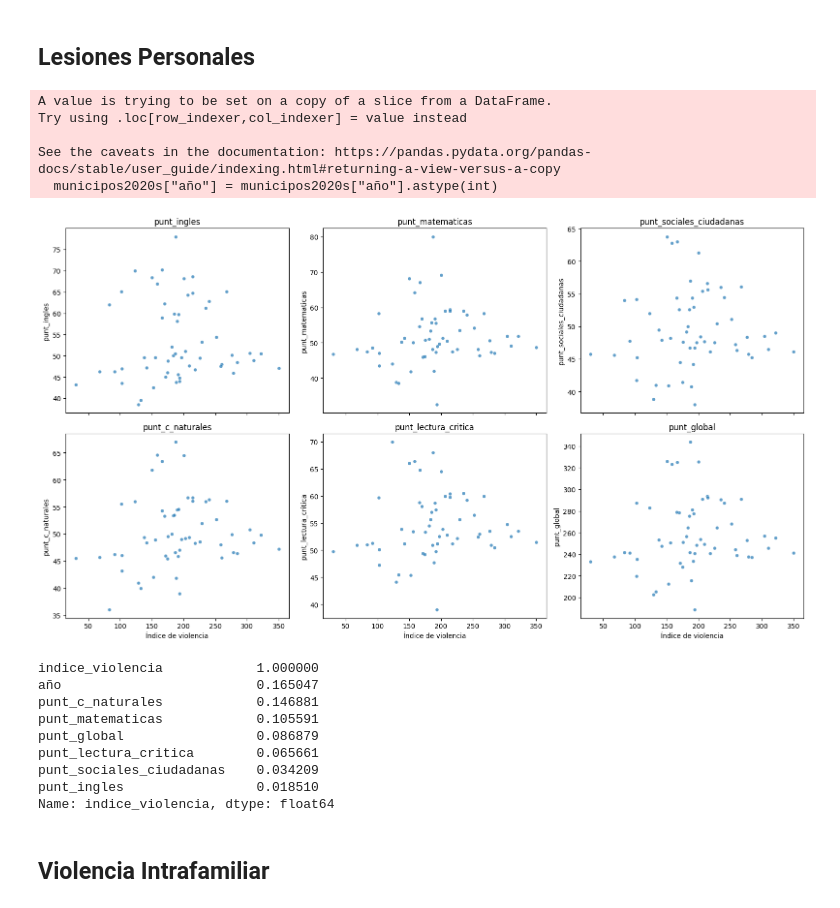
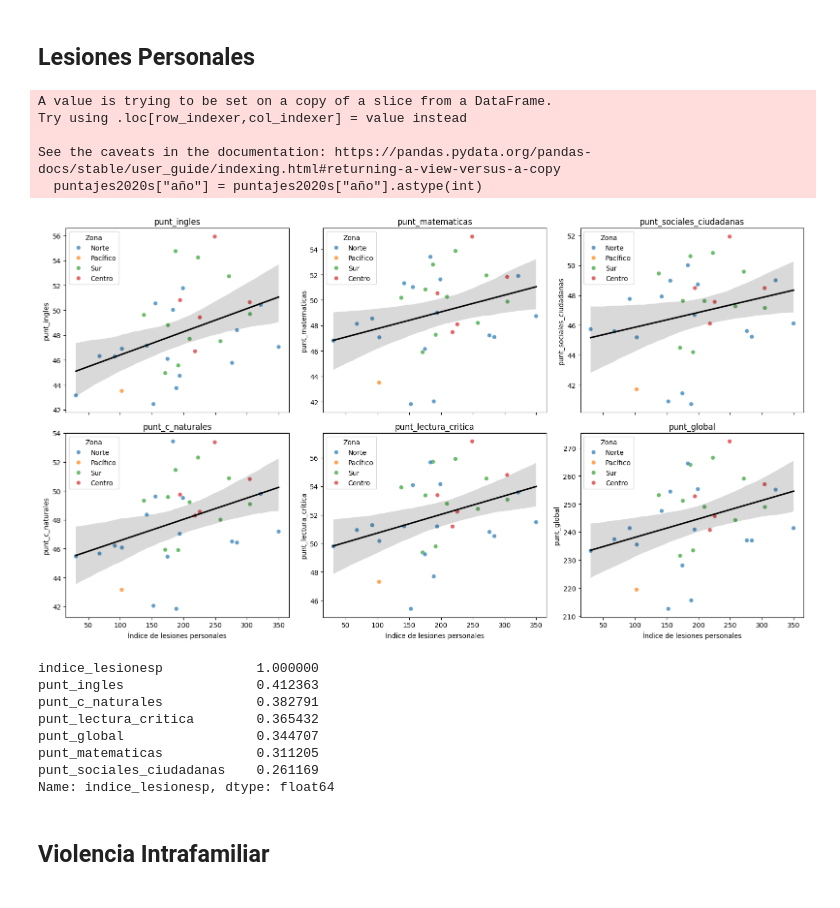
Before and after one commit to juancamilogoomezz/Proyecto-1, a Jupyter notebook: Notebook Consultas Violencia.ipynb, the cells around one changed output. Cells and saved outputs as stored; diff of their text form; code cells hidden in the pictures.

```diff
--- a/Notebook Consultas Violencia.ipynb
+++ b/Notebook Consultas Violencia.ipynb
@@ -420,14 +589,14 @@ print(indicesviolencia.columns.tolist())
 # %% [output]
 ['cole_mcpio_ubicacion', 2020, 2021, 2022, 2023, 2024]
 # %%
-municipos2020s=municipios[municipios["año"].astype(int)>=2020]
+puntajes2020s=puntajes[puntajes["año"].astype(int)>=2020]
 
-#municipios.info()
+#puntajes.info()
 
 
 
 
 #x=municipos2020s.groupby(["cole_mcpio_ubicacion","año"],as_index=False)
 #x.head()
-municipos2020s.shape
+puntajes2020s.shape
 # %% [output]
@@ -440,20 +609,20 @@ indice_largo = indicesviolencia.melt(
     value_name="indice_violencia"
 )
 indice_largo["año"] = indice_largo["año"].astype(int)
-municipos2020s["año"] = municipos2020s["año"].astype(int)
+puntajes2020s["año"] = puntajes2020s["año"].astype(int)
 
-muni_vio = municipos2020s.merge(
+muni_vio = puntajes2020s.merge(
     indice_largo,
     on=["cole_mcpio_ubicacion", "año"],
     how="left"
 )
 
-#print(muni_vio)
+print(muni_vio)
 #muni_vio.shape
 munivio=muni_vio.groupby(["cole_mcpio_ubicacion"])
-munivio.describe()
+#munivio.describe()
 
-print(muni_vio.corr(numeric_only=True)["indice_violencia"].sort_values(ascending=False))
+#print(muni_vio.corr(numeric_only=True)["indice_violencia"].sort_values(ascending=False))
 # %% [output]
 A value is trying to be set on a copy of a slice from a DataFrame.
 Try using .loc[row_indexer,col_indexer] = value instead
@@ -594,18 +835,17 @@ Name: indice_violencia, dtype: float64
 # %%
 lesionesp = pd.read_excel("Violencia Valle del Cauca Indices con Página con todo junto.xlsx", sheet_name="Lesiones Personales")
 lesionesp.head()
-
 
 indice_largo = lesionesp.melt(
     id_vars="cole_mcpio_ubicacion",
     value_vars=[2020, 2021, 2022, 2023, 2024],
     var_name="año",
-    value_name="indice_violencia"
+    value_name="indice_lesionesp"
 )
 indice_largo["año"] = indice_largo["año"].astype(int)
-municipos2020s["año"] = municipos2020s["año"].astype(int)
+puntajes2020s["año"] = puntajes2020s["año"].astype(int)
 
-muni_lesionesp = municipos2020s.merge(
+muni_lesionesp = puntajes2020s.merge(
     indice_largo,
     on=["cole_mcpio_ubicacion", "año"],
     how="left"
@@ -613,58 +853,67 @@ muni_lesionesp = municipos2020s.merge(
 
 #print(muni_vio)
 #muni_vio.shape
-#munihomicidios=muni_homicidios.groupby(["cole_mcpio_ubicacion"])
-#munihomicidios.describe()
+munilesionesp=muni_lesionesp.groupby(["cole_mcpio_ubicacion"])
+munilesionesp.describe()
 
 #print(munihomicidios.corr(numeric_only=True)["indice_violencia"].sort_values(ascending=False))
 
 
 #print(categorias)
-munivio_agg = (muni_lesionesp
-    .groupby(["cole_mcpio_ubicacion", "año"], as_index=False)
+munilesionesp_agg = (
+    muni_lesionesp
+    .groupby("cole_mcpio_ubicacion", as_index=False)
     .agg(
-        indice_violencia=("indice_violencia", "first"),
+        Zona=("Zona", "first"),
+        indice_lesionesp=("indice_lesionesp", "mean"),
         **{col: (col, "mean") for col in categorias}
     )
 )
 
 # scatterplots
 fig, axes = plt.subplots(2, 3, figsize=(16, 9), sharex=True)
 axes = axes.flatten()
-
 for ax, col in zip(axes, categorias):
     sns.scatterplot(
-        data=munivio_agg,
-        x="indice_violencia",
+        data=munilesionesp_agg,
+        x="indice_lesionesp",
+        y=col,
+        hue="Zona",
+        ax=ax,
+        alpha=0.7,
+        s=40
+    )
+    sns.regplot(
+        data=munilesionesp_agg,
+        x="indice_lesionesp",
         y=col,
         ax=ax,
-        s=25,
-        alpha=0.7
-    )
+        scatter=False,
+        color="black"
+        )
     ax.set_title(col)
-    ax.set_xlabel("Índice de violencia")
+    ax.set_xlabel("Índice de lesiones personales")
     ax.set_ylabel(col)
 
 plt.tight_layout()
 plt.show()
 
-print(munivio_agg.corr(numeric_only=True)["indice_violencia"].sort_values(ascending=False))
+print(munilesionesp_agg.corr(numeric_only=True)["indice_lesionesp"].sort_values(ascending=False))
 # %% [output]
 A value is trying to be set on a copy of a slice from a DataFrame.
 Try using .loc[row_indexer,col_indexer] = value instead
 
 See the caveats in the documentation: https://pandas.pydata.org/pandas-docs/stable/user_guide/indexing.html#returning-a-view-versus-a-copy
-  municipos2020s["año"] = municipos2020s["año"].astype(int)
+  puntajes2020s["año"] = puntajes2020s["año"].astype(int)
-[figure, old version]
+[figure, new version]
-indice_violencia            1.000000
-año                         0.165047
-punt_c_naturales            0.146881
-punt_matematicas            0.105591
-punt_global                 0.086879
-punt_lectura_critica        0.065661
-punt_sociales_ciudadanas    0.034209
-punt_ingles                 0.018510
-Name: indice_violencia, dtype: float64
+indice_lesionesp            1.000000
+punt_ingles                 0.412363
+punt_c_naturales            0.382791
+punt_lectura_critica        0.365432
+punt_global                 0.344707
+punt_matematicas            0.311205
+punt_sociales_ciudadanas    0.261169
+Name: indice_lesionesp, dtype: float64
 # %% [markdown]
 ## Violencia Intrafamiliar
 # %%
```
Also changed, not shown: parts of 14 cells of this notebook, 2 other files.
